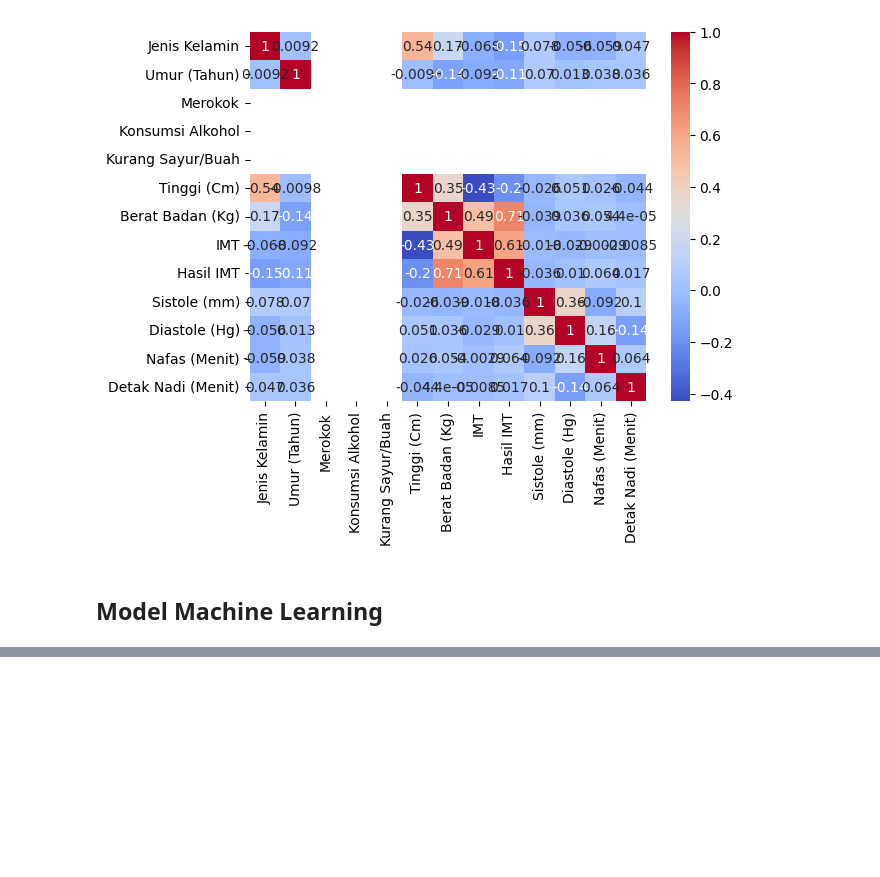
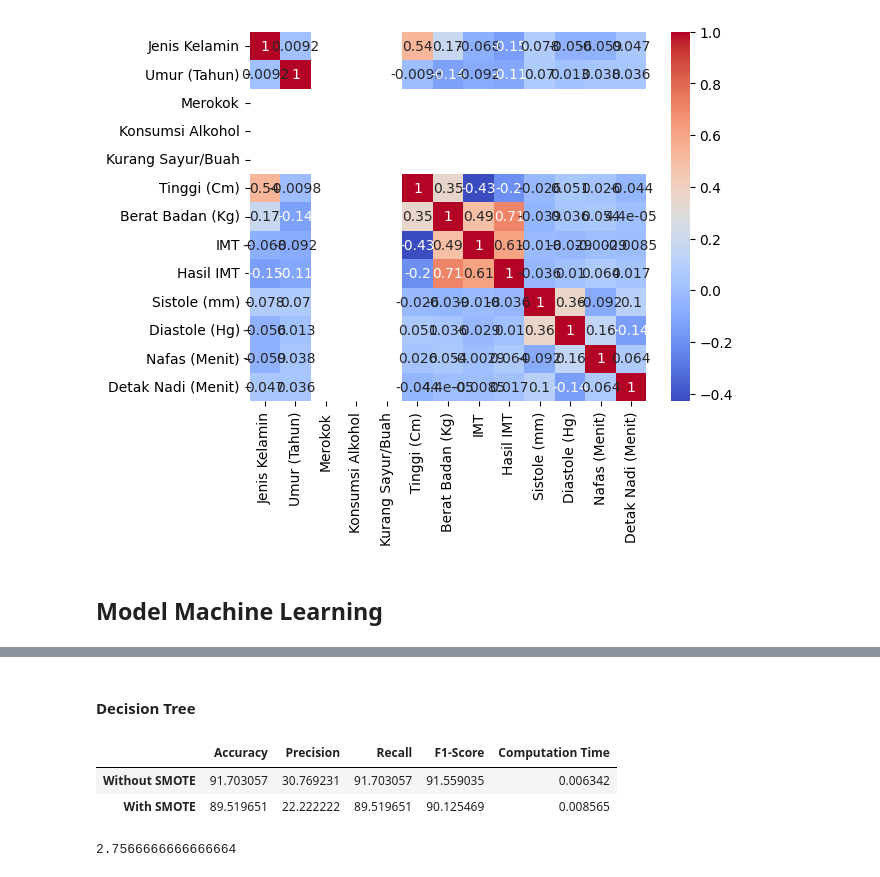
Before and after one commit to iamwilldev/Semester-5, a Jupyter notebook: UAS/UAS.ipynb, the cells around one changed output, grey strips where cells are left out. Cells and saved outputs as stored; diff of their text form; code cells hidden in the pictures; blank space fills up the shorter version.

```diff
--- a/UAS/UAS.ipynb
+++ b/UAS/UAS.ipynb
@@ -245,0 +334,35 @@ Accuracy: 0.9379084967320261
+# %% [markdown]
+#### Decision Tree
+# %%
+from sklearn.tree import DecisionTreeClassifier
+
+# Tanpa SMOTE
+start_time = time.time()
+dt_without_smote = DecisionTreeClassifier(random_state=42)
+dt_without_smote.fit(X_train, y_train.values.ravel())
+computation_time_without_smote = time.time() - start_time
+
+# Dengan SMOTE
+start_time = time.time()
+dt_with_smote = DecisionTreeClassifier(random_state=42)
+dt_with_smote.fit(X_train_resampled, y_train_resampled.values.ravel())
+computation_time_with_smote = time.time() - start_time
+
+# Create performance dataframe
+df_performance_dt = pd.DataFrame(index=['Without SMOTE', 'With SMOTE'],
+                               columns=['Accuracy', 'Precision', 'Recall', 'F1-Score', 'Computation Time'])
+
+# Evaluate and populate the dataframe
+df_performance_dt.loc['Without SMOTE'] = evaluate_performance(y_test, dt_without_smote.predict(X_test)) + (computation_time_without_smote,)
+df_performance_dt.loc['With SMOTE'] = evaluate_performance(y_test, dt_with_smote.predict(X_test)) + (computation_time_with_smote,)
+
+df_performance_dt
+# %% [output]
+|  | Accuracy | Precision | Recall | F1-Score | Computation Time |
+| Without SMOTE | 91.703057 | 30.769231 | 91.703057 | 91.559035 | 0.006342 |
+| With SMOTE | 89.519651 | 22.222222 | 89.519651 | 90.125469 | 0.008565 |
+# %%
+X = [1.74, 1.67, 4.86]
+np.mean(X)
+# %% [output]
+2.7566666666666664
```
Also changed, not shown: parts of 12 cells of this notebook, 7 other files.
